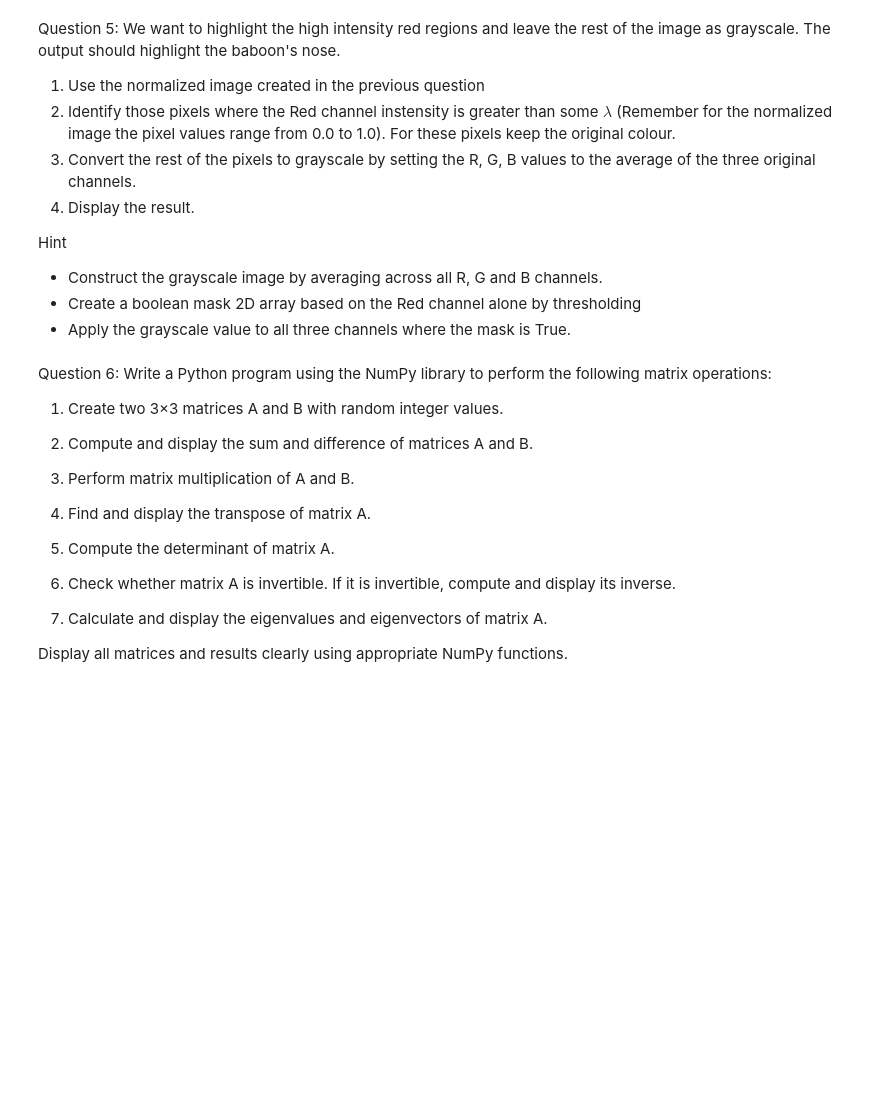
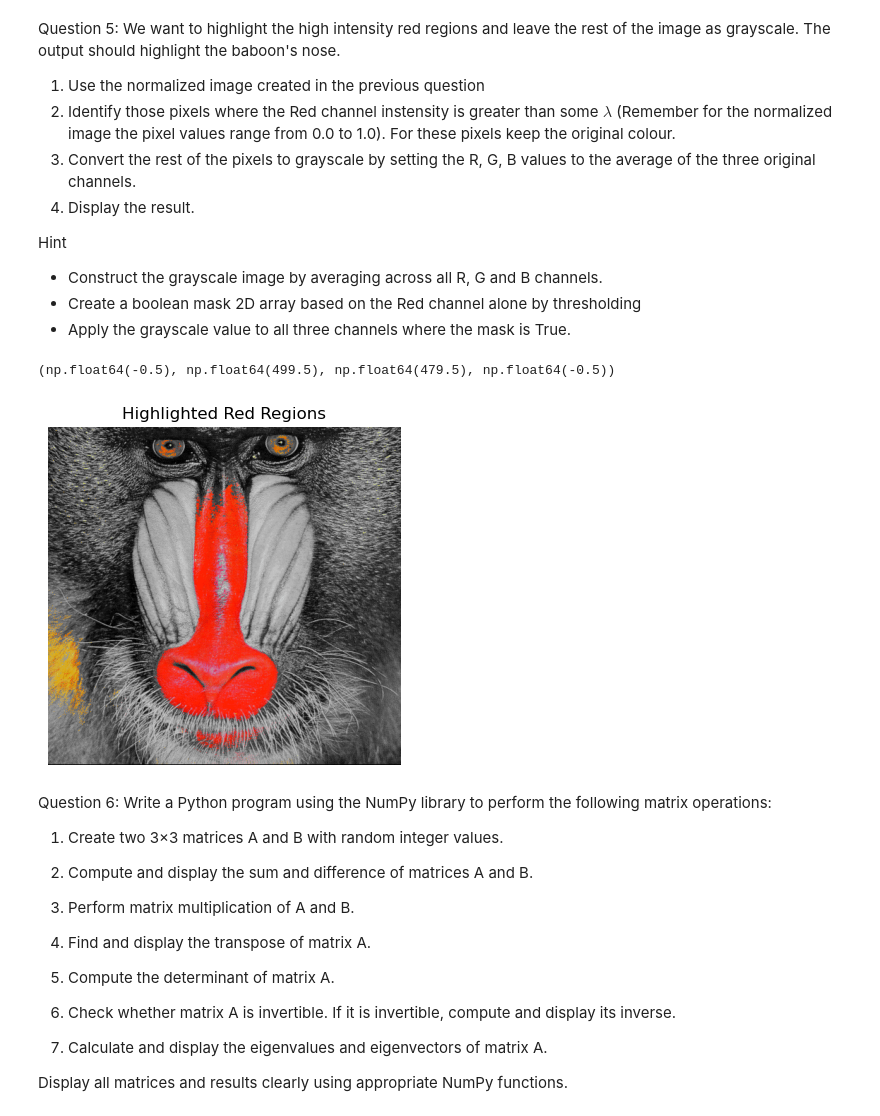
Before and after one commit to Amolsingh/IITB-DSAI, a Jupyter notebook: Programming for machine learning/Assignments/Assignment_5_Amol_Singh.ipynb, the cells around one changed output. Saved outputs shown, nothing was run; the diff lists cells and outputs as text; code cells hidden in the pictures; blank space fills up the shorter version.

```diff
--- a/Programming for machine learning/Assignments/Assignment_5_Amol_Singh.ipynb
+++ b/Programming for machine learning/Assignments/Assignment_5_Amol_Singh.ipynb
@@ -54,6 +155,23 @@ Hint
 * Construct the grayscale image by averaging across all R, G and B channels.
 * Create a boolean mask 2D array based on the Red channel alone by thresholding
 * Apply the grayscale value to all three channels where the mask is True.
+# %%
+gray = normalized_img.mean(axis=2)
+gray_img = np.stack([gray, gray, gray], axis=2)
+
+mask = normalized_img[:,:,0] > 0.8   # example: strong red
+
+output = gray_img.copy()
+output[mask] = normalized_img[mask]
+
+plt.figure(figsize=(10, 5))
+plt.subplot(1, 2, 1)
+plt.imshow(output)
+plt.title('Highlighted Red Regions')
+plt.axis('off')
+# %% [output]
+(np.float64(-0.5), np.float64(499.5), np.float64(479.5), np.float64(-0.5))
+[figure, added]
 # %% [markdown]
 Question 6: Write a Python program using the NumPy library to perform the following matrix operations:
 
```
Also changed, not shown: parts of 10 cells of this notebook, 17 other files.
